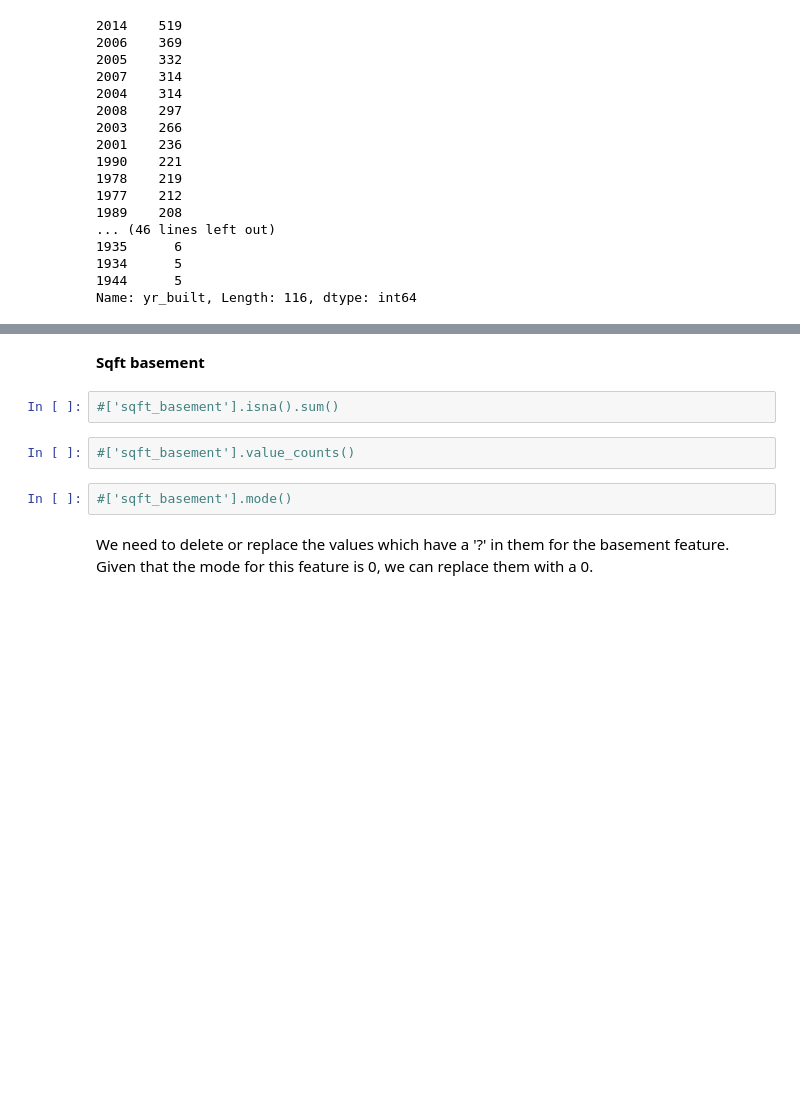
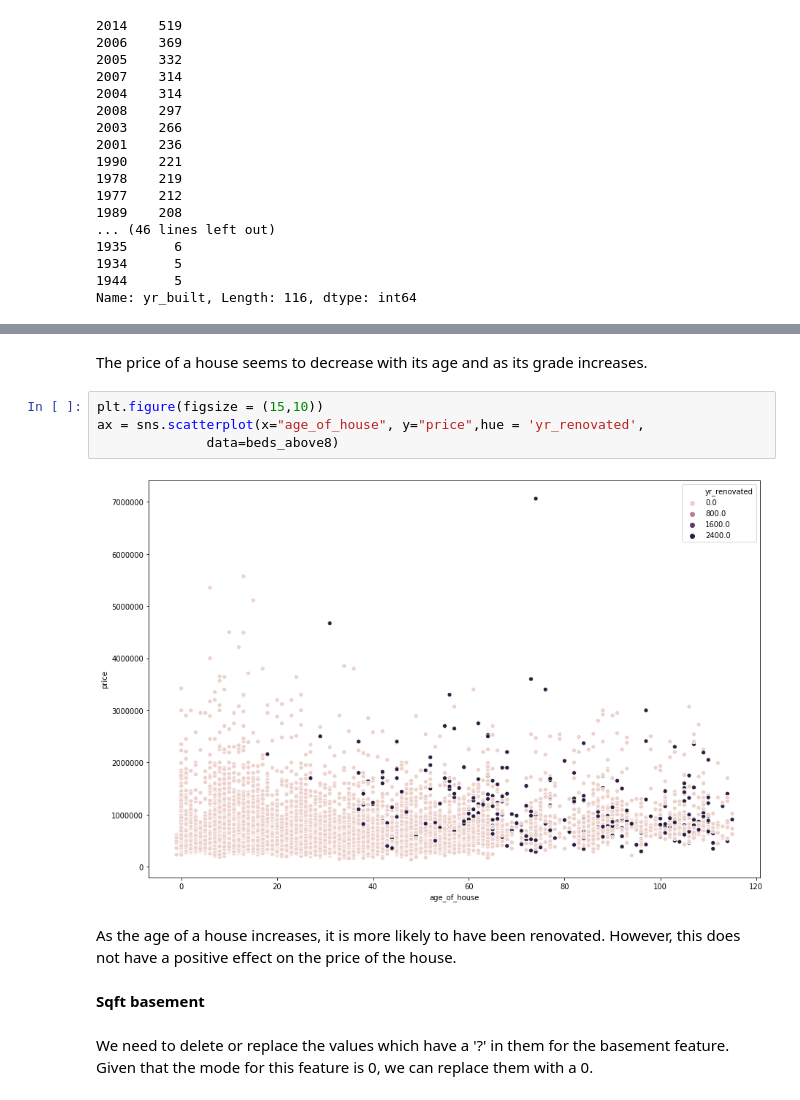
Before and after one commit to HeleneBu/Project_1, a Jupyter notebook: Data cleaning and question 2.ipynb, the cells around one changed output, grey strips where cells are left out. Cells and saved outputs as stored; diff of their text form; blank space fills up the shorter version.

```diff
--- a/Data cleaning and question 2.ipynb
+++ b/Data cleaning and question 2.ipynb
@@ -521,10 +598,14 @@ See the caveats in the documentation: http://pandas.pydata.org/pandas-docs/stabl
+# %% [markdown]
+The price of a house seems to decrease with its age and as its grade increases.
+# %%
+plt.figure(figsize = (15,10))
+ax = sns.scatterplot(x="age_of_house", y="price",hue = 'yr_renovated',
+              data=beds_above8)
+# %% [output]
+[figure, added]
+# %% [markdown]
+As the age of a house increases, it is more likely to have been renovated. However, this does not have a positive effect on the price of the house.
 # %% [markdown]
 **Sqft basement**
-# %%
-#['sqft_basement'].isna().sum()
-# %%
-#['sqft_basement'].value_counts()
-# %%
-#['sqft_basement'].mode()
 # %% [markdown]
 We need to delete or replace the values which have a '?' in them for the basement feature. Given that the mode for this feature is 0, we can replace them with a 0.
```
Also changed, not shown: parts of 32 cells of this notebook.
